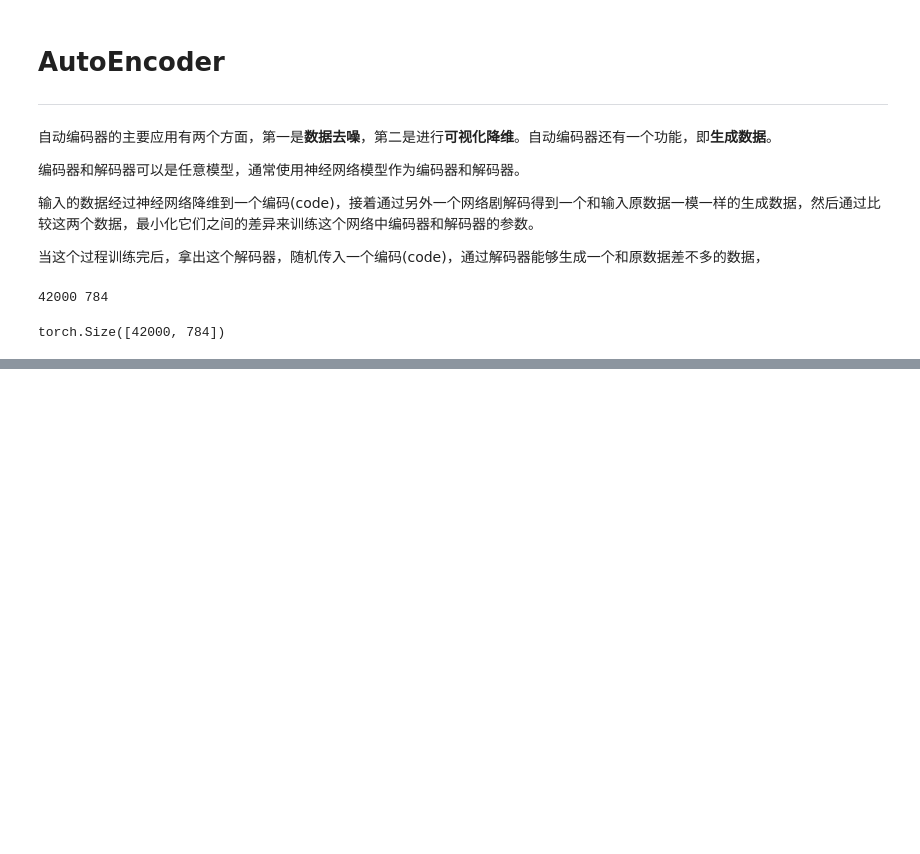
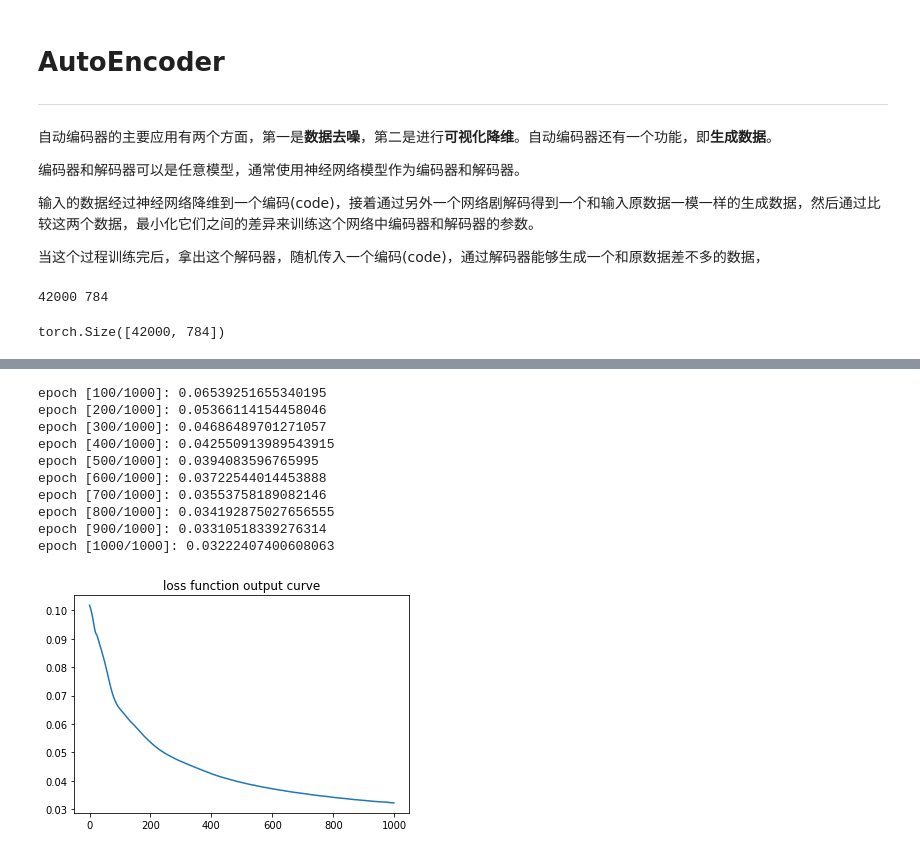
Before and after one commit to Elin24/learning_pyTorch_with_SherlockLiao, a Jupyter notebook: Chapter_6/autoEncoder.ipynb, the cells around one changed output, grey strips where cells are left out. Drawn from its saved outputs; the diff is of its cells as text; code cells hidden in the pictures; blank space fills up the shorter version.

```diff
--- a/Chapter_6/autoEncoder.ipynb
+++ b/Chapter_6/autoEncoder.ipynb
@@ -158,0 +184,39 @@ Variable containing:
+# %%
+CNNnet = CNNautoencoder()
+CNNnet = cudAvl(CNNnet)
+CNNcriterion = nn.MSELoss()
+CNNoptimizer = torch.optim.Adam(CNNnet.parameters(), lr=1e-3, weight_decay=1e-5)
+
+CNNdigTensor = digTensor.view(digTensor.shape[0], 1, 28, 28)
+# %%
+epoch = 1000
+pltX, pltY = [], []
+for e in range(epoch):
+    pltX.append(e)
+    Input = cudAvl(Variable(CNNdigTensor))
+    Target = cudAvl(Variable(CNNdigTensor))
+    _, Output = CNNnet(Input)
+    loss = CNNcriterion(Output,Target)
+    print_loss = loss.data[0]
+    pltY.append(print_loss)
+    CNNoptimizer.zero_grad()
+    loss.backward()
+    CNNoptimizer.step()
+    if (e + 1) % 100 == 0:
+        print('epoch [%s/%s]: %s' %(e + 1, epoch, print_loss))
+
+plt.title('loss function output curve')
+plt.plot(pltX, pltY)
+plt.show()
+# %% [output]
+epoch [100/1000]: 0.06539251655340195
+epoch [200/1000]: 0.05366114154458046
+epoch [300/1000]: 0.04686489701271057
+epoch [400/1000]: 0.042550913989543915
+epoch [500/1000]: 0.0394083596765995
+epoch [600/1000]: 0.03722544014453888
+epoch [700/1000]: 0.03553758189082146
+epoch [800/1000]: 0.034192875027656555
+epoch [900/1000]: 0.03310518339276314
+epoch [1000/1000]: 0.03222407400608063
+[figure, added]
```
Also changed, not shown: parts of 7 cells of this notebook.
